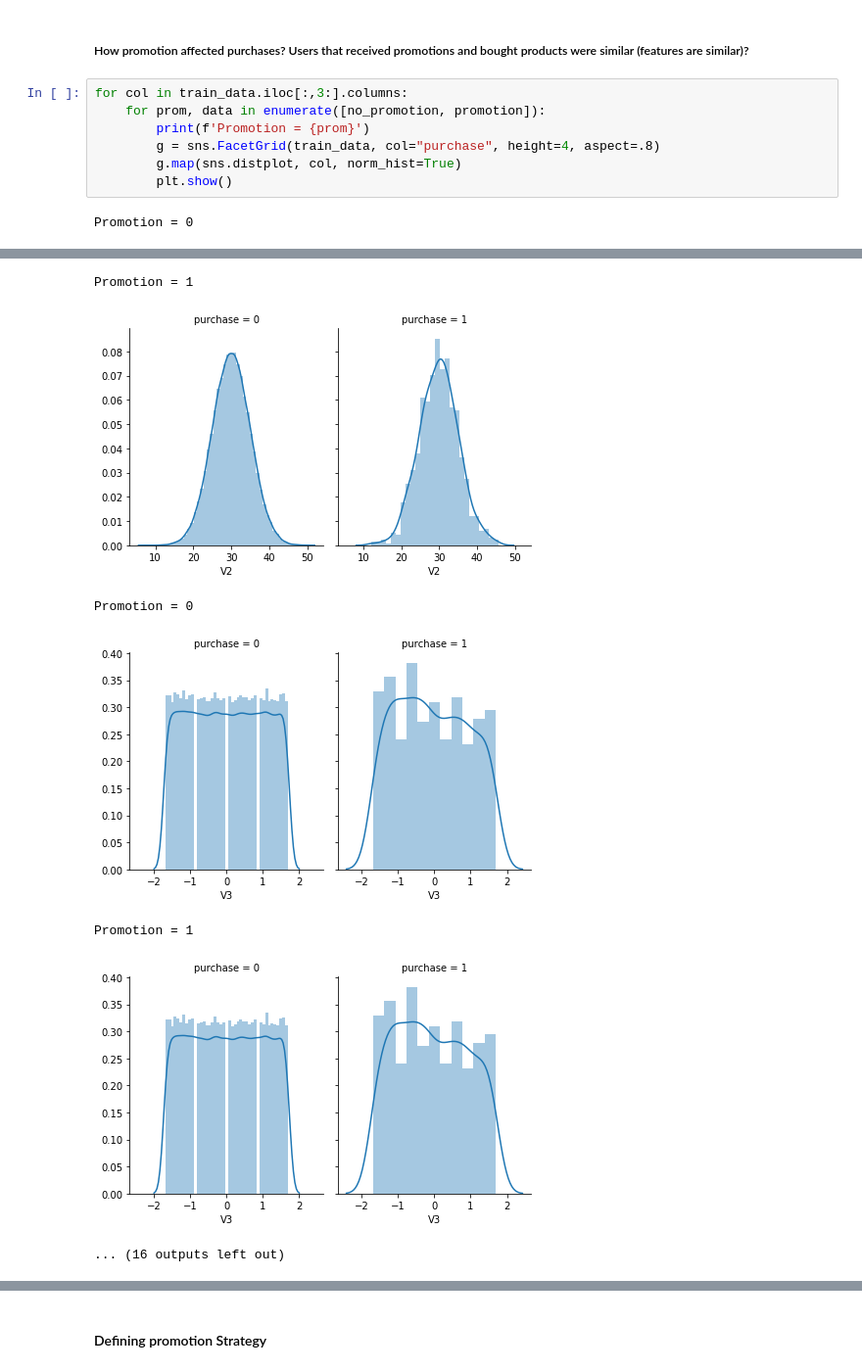
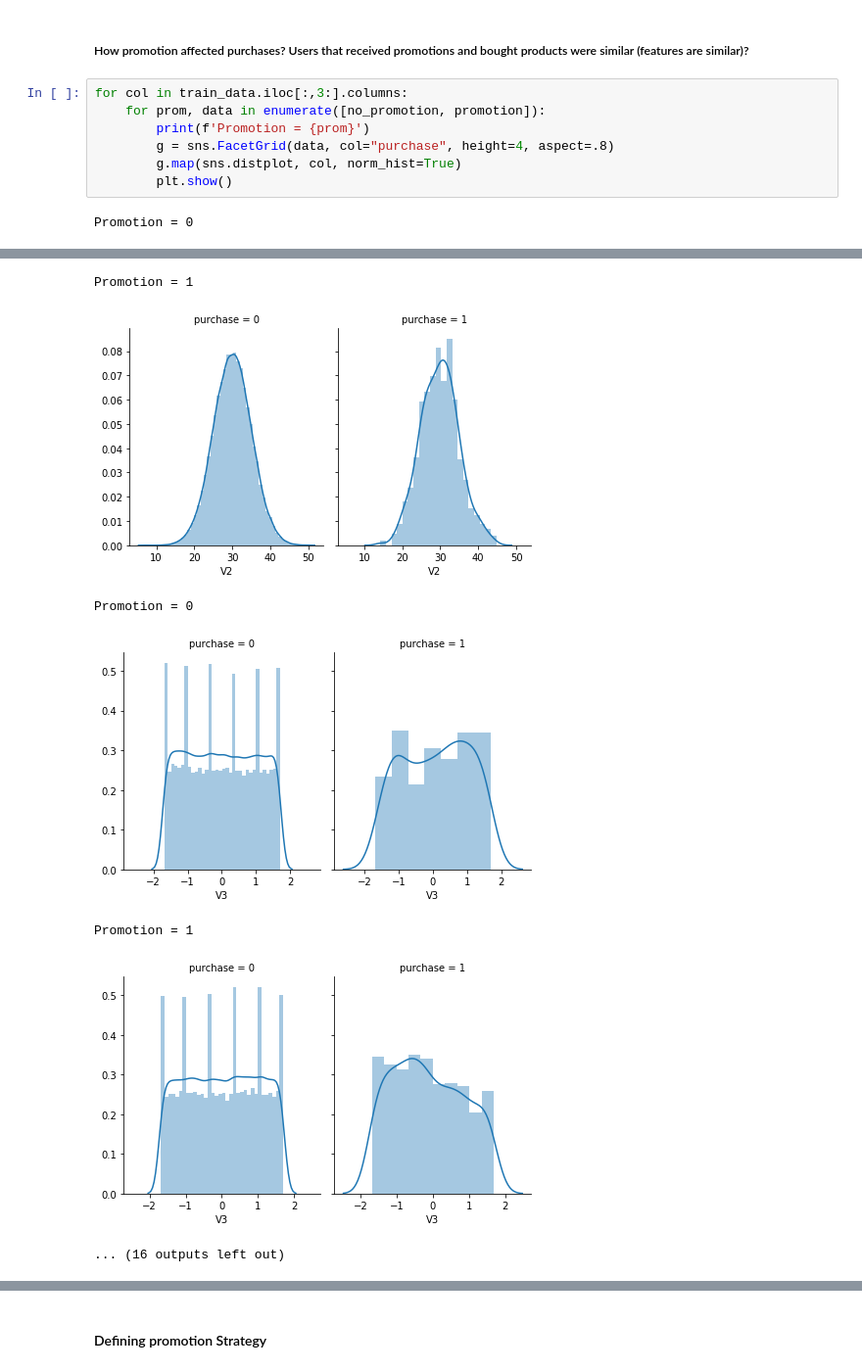
Before and after one commit to marcelokscunha/projects, a Jupyter notebook: starbucks-ad-analysis/Starbucks.ipynb, the cells around one changed output, grey strips where cells are left out. Shown at 98% size. Drawn from its saved outputs; the diff is of its cells as text.

```diff
--- a/starbucks-ad-analysis/Starbucks.ipynb
+++ b/starbucks-ad-analysis/Starbucks.ipynb
@@ -188,7 +186,7 @@ Distributions for promotions look similar indicating that groups of customers (c
 for col in train_data.iloc[:,3:].columns:
     for prom, data in enumerate([no_promotion, promotion]):
         print(f'Promotion = {prom}')
-        g = sns.FacetGrid(train_data, col="purchase", height=4, aspect=.8)
+        g = sns.FacetGrid(data, col="purchase", height=4, aspect=.8)
         g.map(sns.distplot, col, norm_hist=True)
         plt.show()
 # %% [output]
@@ -201,7 +199,7 @@ Promotion = 0
 Promotion = 1
-[figure, old version]
+[figure, new version]
 Promotion = 0
-[figure, old version]
+[figure, new version]
 Promotion = 1
-[figure, old version]
+[figure, new version]
 ... (16 outputs left out)
```
Also changed, not shown: parts of 8 cells of this notebook.
